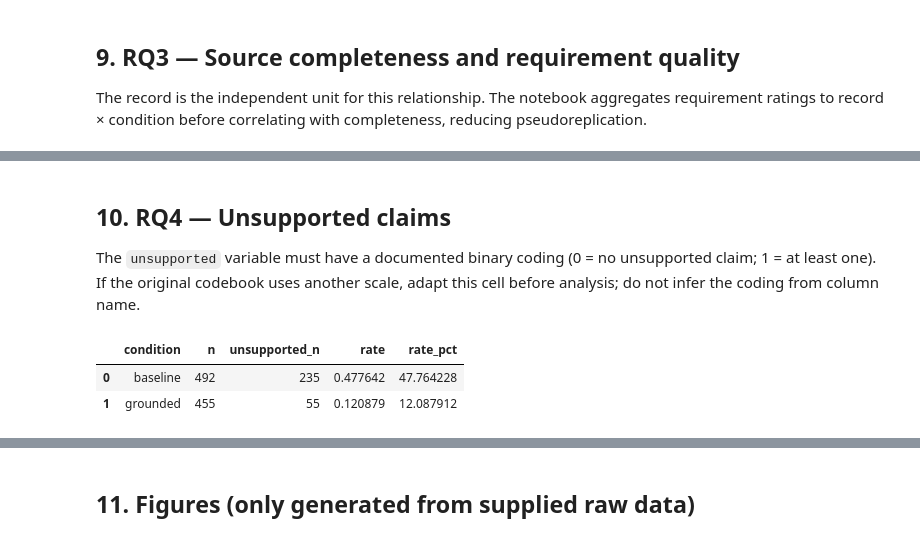
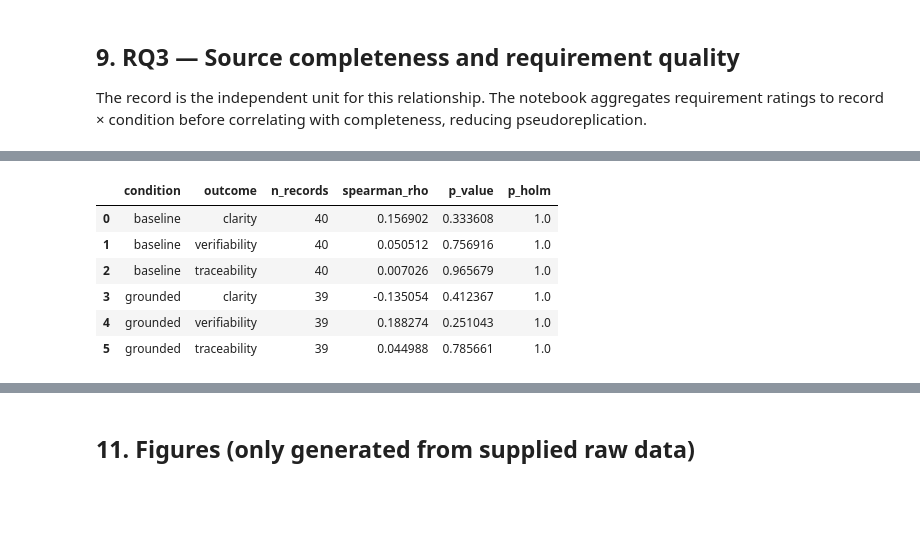
Before and after one commit to yashikakamboj/atrs_project, a Jupyter notebook: ATRS_Reproducible_Reanalysis_Notebook.ipynb, the cells around one changed output, grey strips where cells are left out. Saved outputs shown, nothing was run; the diff lists cells and outputs as text; code cells hidden in the pictures; blank space fills up the shorter version.

```diff
--- a/ATRS_Reproducible_Reanalysis_Notebook.ipynb
+++ b/ATRS_Reproducible_Reanalysis_Notebook.ipynb
@@ -36,7 +15,9 @@ import matplotlib.pyplot as plt
 
 SEED = 42
 np.random.seed(SEED)
-ROOT = Path(".")
+ROOT = Path(".").resolve()
+if not (ROOT / "data").exists() and (ROOT.parent / "data").exists():
+    ROOT = ROOT.parent
 DATA_DIR = ROOT / "data"
 OUT_DIR = ROOT / "outputs"
 OUT_DIR.mkdir(exist_ok=True)
@@ -45,6 +26,19 @@ print("Python:", sys.version.split()[0])
 print("pandas:", pd.__version__, "| numpy:", np.__version__)
 print("Expected input directory:", DATA_DIR.resolve())
 print("Output directory:", OUT_DIR.resolve())
+import scipy, sklearn, matplotlib, hashlib, zipfile
+from sklearn.metrics import cohen_kappa_score
+print("Versions:", scipy.__version__, sklearn.__version__, matplotlib.__version__)
+try:
+    from IPython.display import display, Image
+except ImportError:
+    def display(*args, **kwargs):
+        for a in args:
+            print(a)
+    class Image:
+        def __init__(self, filename=None, **kwargs):
+            self.filename = filename
+import inspect
 # %% [output]
 Python: 3.14.0
 pandas: 2.3.3 | numpy: 2.4.2
@@ -311,23 +349,3 @@ else:
 # %% [markdown]
 ## 9. RQ3 — Source completeness and requirement quality
 The record is the independent unit for this relationship. The notebook aggregates requirement ratings to record × condition before correlating with completeness, reducing pseudoreplication.
-# %%
-if ratings is not None:
-    record_scores = (rated.groupby(["record_id", "condition"], as_index=False)
-                     .agg(mean_clarity=("clarity", "mean"),
-                          mean_verifiability=("verifiability", "mean"),
-                          mean_traceability=("traceability", "mean")))
-    record_scores = record_scores.merge(records[["record_id", "completeness", "group"]],
-                                        on="record_id", how="left", validate="many_to_one")
-    rows = []
-    for condition, g in record_scores.groupby("condition"):
-        for metric in ["mean_clarity", "mean_verifiability", "mean_traceability"]:
-            valid = g[["completeness", metric]].dropna()
-            rho, p = stats.spearmanr(valid["completeness"], valid[metric]) if len(valid) >= 3 else (np.nan, np.nan)
-            rows.append({"condition": condition, "outcome": metric, "n_records": len(valid),
-                         "spearman_rho": rho, "p_value": p})
-    rq3 = pd.DataFrame(rows)
-    display(rq3)
-    rq3.to_csv(OUT_DIR / "rq3_completeness_correlations.csv", index=False)
-else:
-    print("RQ3 analysis skipped: no ratings.csv.")
@@ -342,19 +352,15 @@ else:
-# %% [markdown]
-## 10. RQ4 — Unsupported claims
-The `unsupported` variable must have a documented binary coding (0 = no unsupported claim; 1 = at least one). If the original codebook uses another scale, adapt this cell before analysis; do not infer the coding from column name.
-# %%
-if ratings is not None:
-    vals = set(pd.to_numeric(rated["unsupported"], errors="coerce").dropna().unique())
-    if vals.issubset({0, 1}):
-        rq4 = (rated.groupby("condition")["unsupported"].agg(n="count", unsupported_n="sum", rate="mean").reset_index())
-        rq4["rate_pct"] = 100 * rq4["rate"]
-        display(rq4)
-        rq4.to_csv(OUT_DIR / "rq4_unsupported_rates.csv", index=False)
-    else:
-        print("RQ4 not calculated: unsupported ratings are not binary 0/1. Confirm the codebook and explicitly recode.")
-else:
-    print("RQ4 analysis skipped: no ratings.csv.")
-# %% [output]
-|  | condition | n | unsupported_n | rate | rate_pct |
-| 0 | baseline | 492 | 235 | 0.477642 | 47.764228 |
-| 1 | grounded | 455 | 55 | 0.120879 | 12.087912 |
+# %%
+rows=[]
+for condition,g in record_scores.groupby('condition'):
+    for metric in ['clarity','verifiability','traceability']:
+        rho,p=stats.spearmanr(g.completeness,g[metric]); rows.append(dict(condition=condition,outcome=metric,n_records=len(g),spearman_rho=rho,p_value=p))
+rq3=pd.DataFrame(rows); rq3['p_holm']=holm(rq3.p_value)
+display(rq3); rq3.to_csv(OUT_DIR/'rq3_completeness_correlations.csv',index=False)
+# %% [output]
+|  | condition | outcome | n_records | spearman_rho | p_value | p_holm |
+| 0 | baseline | clarity | 40 | 0.156902 | 0.333608 | 1.0 |
+| 1 | baseline | verifiability | 40 | 0.050512 | 0.756916 | 1.0 |
+| 2 | baseline | traceability | 40 | 0.007026 | 0.965679 | 1.0 |
+| 3 | grounded | clarity | 39 | -0.135054 | 0.412367 | 1.0 |
+| 4 | grounded | verifiability | 39 | 0.188274 | 0.251043 | 1.0 |
+| 5 | grounded | traceability | 39 | 0.044988 | 0.785661 | 1.0 |
```
Also changed, not shown: parts of 24 cells of this notebook, 38 other files.
